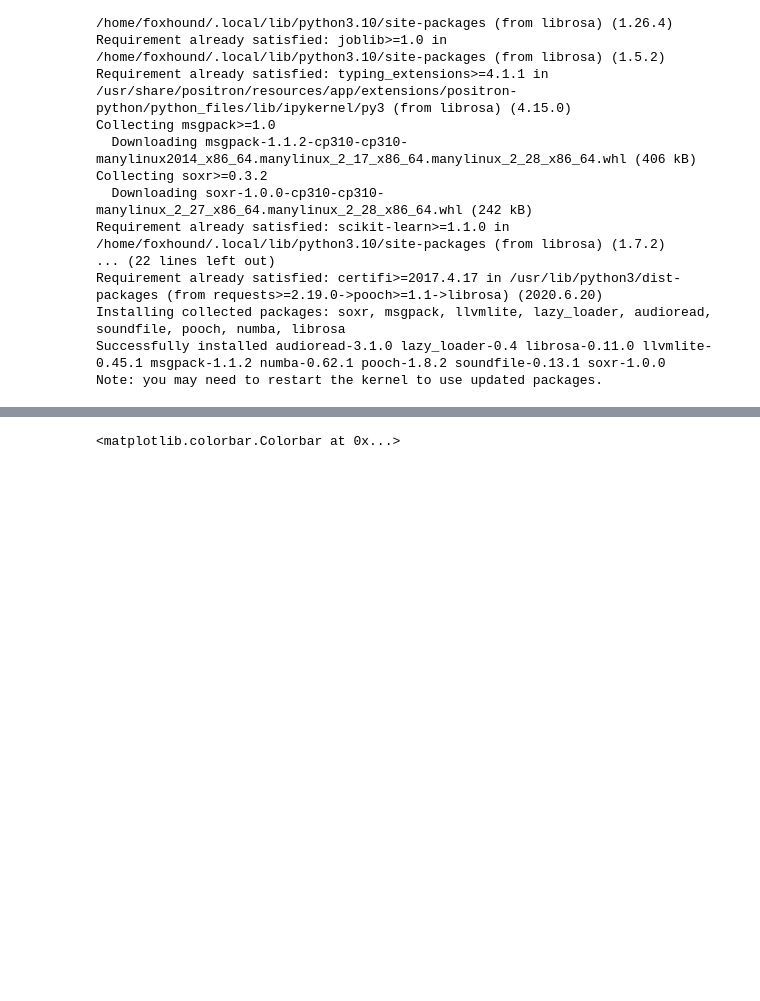
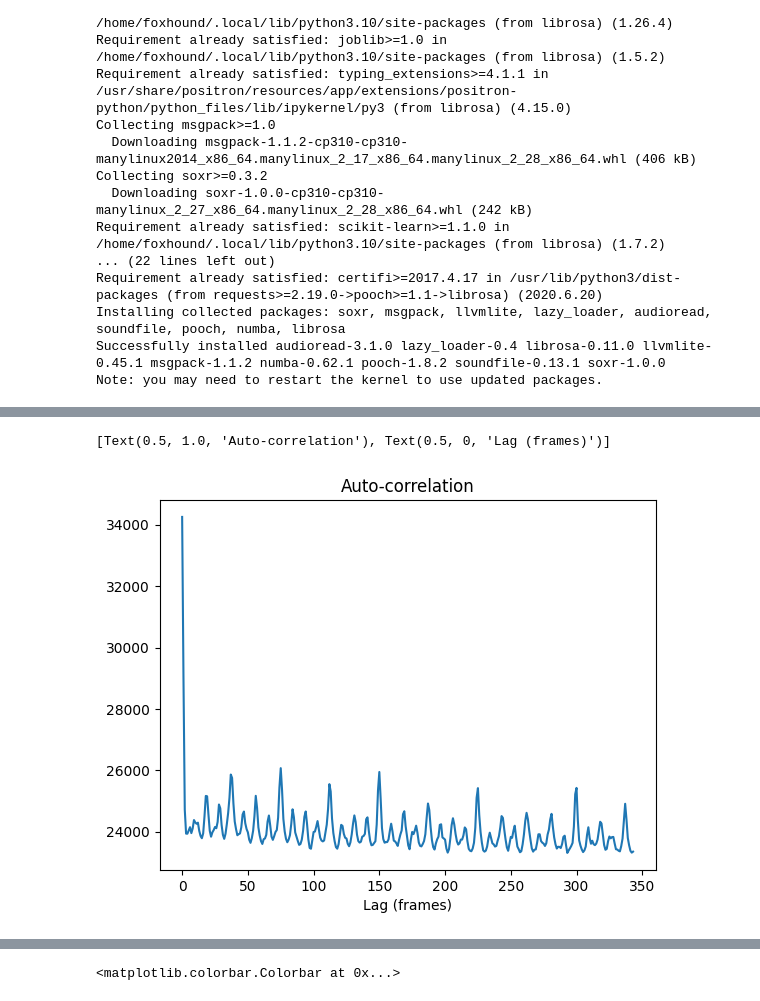
Before and after one commit to oddmayo/audio-analysis, a Jupyter notebook: librosa-testing.ipynb, the cells around one changed output, grey strips where cells are left out. Cells and saved outputs as stored; diff of their text form; code cells hidden in the pictures; blank space fills up the shorter version.

```diff
--- a/librosa-testing.ipynb
+++ b/librosa-testing.ipynb
@@ -90,0 +145,9 @@ tempo
+# %%
+odf = librosa.onset.onset_strength(y=y2, sr=sr2, hop_length=512)
+ac = librosa.autocorrelate(odf, max_size=4 * sr2 // 512)
+fig, ax = plt.subplots()
+ax.plot(ac)
+ax.set(title='Auto-correlation', xlabel='Lag (frames)')
+# %% [output]
+[Text(0.5, 1.0, 'Auto-correlation'), Text(0.5, 0, 'Lag (frames)')]
+[figure, added]
```
Also changed, not shown: parts of 27 cells of this notebook, 2 other files.
